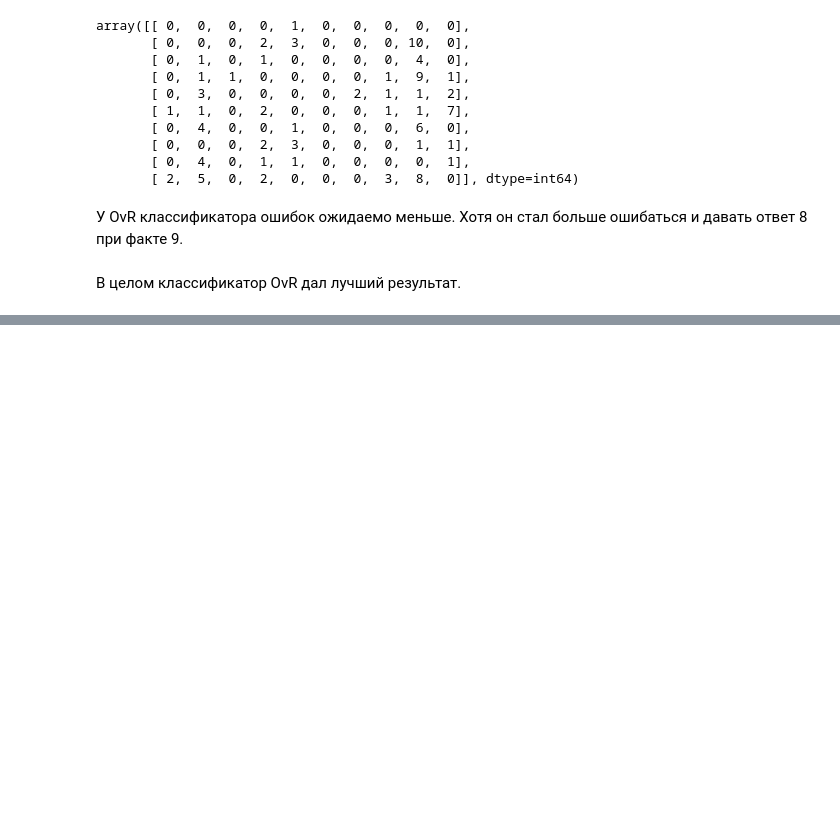
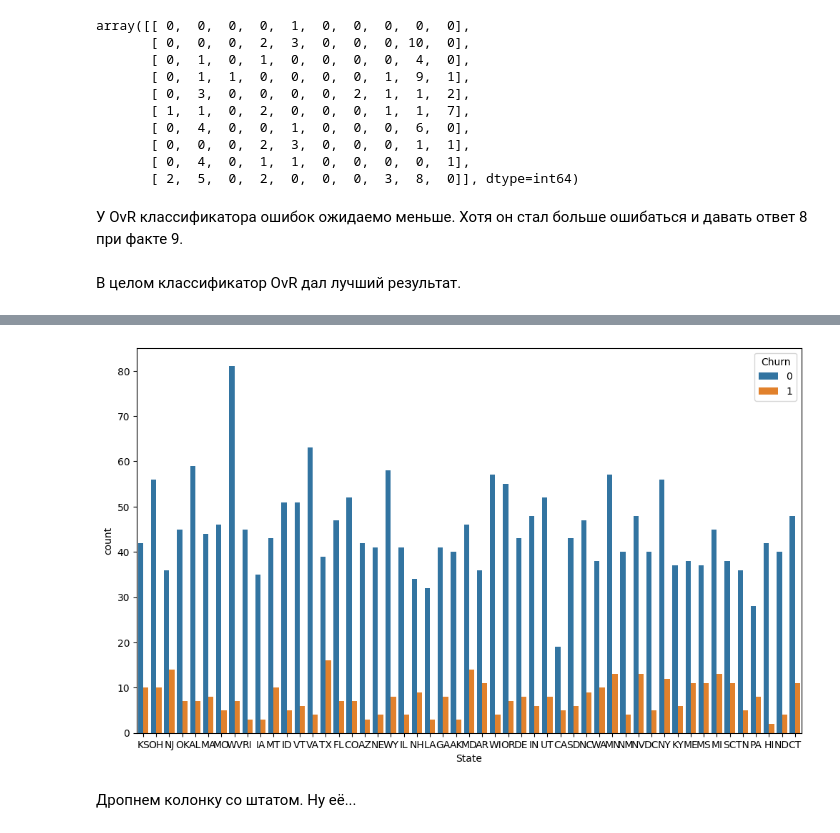
Before and after one commit to Nickolay-A/DS04, a Jupyter notebook: ДЗ_16_Бруцкий-Стемпковский/ДЗ_16.ipynb, the cells around one changed output, grey strips where cells are left out. Saved outputs shown, nothing was run; the diff lists cells and outputs as text; code cells hidden in the pictures; blank space fills up the shorter version.

```diff
--- a/ДЗ_16_Бруцкий-Стемпковский/ДЗ_16.ipynb
+++ b/ДЗ_16_Бруцкий-Стемпковский/ДЗ_16.ipynb
@@ -155,0 +206,7 @@ array([[ 0,  0,  0,  0,  1,  0,  0,  0,  0,  0],
+# %%
+sns.countplot(x = "State", hue="Churn", data=df_train)
+plt.gcf().set_size_inches(12, 7);
+# %% [output]
+[figure, added]
+# %% [markdown]
+Дропнем колонку со штатом. Ну её...
```
Also changed, not shown: parts of 26 cells of this notebook, 2 other files.
